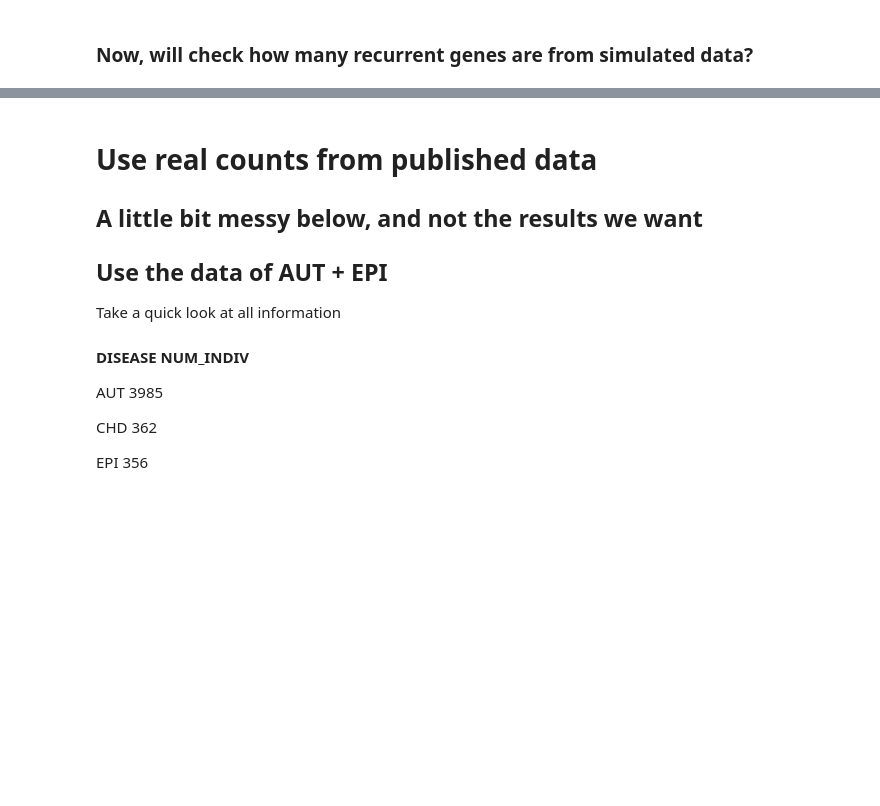
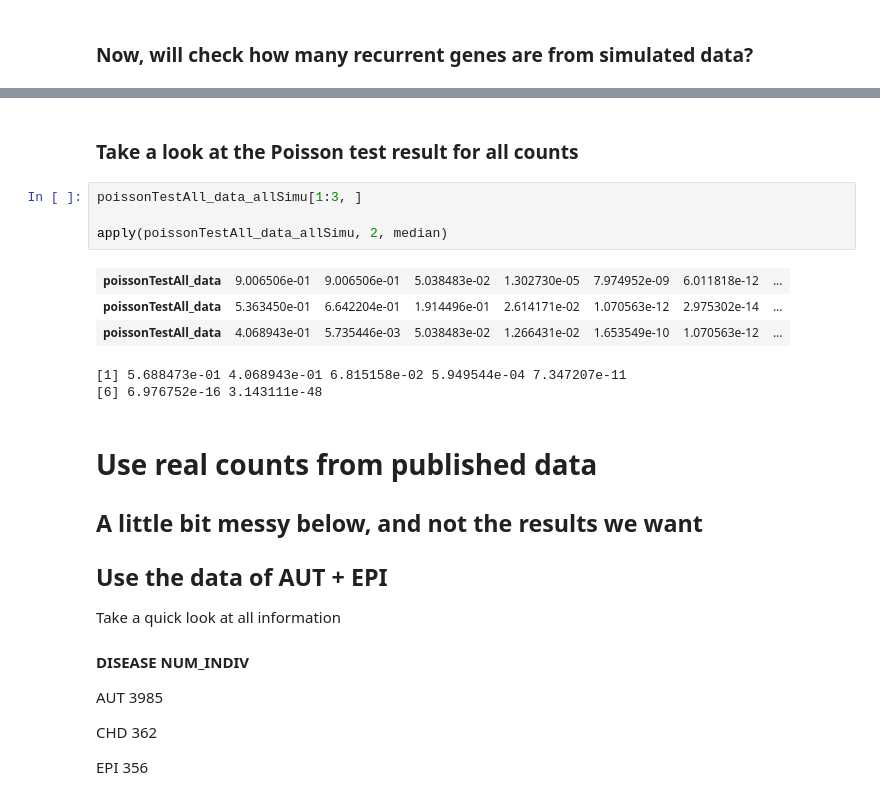
Before and after one commit to hoangtn/extTADA, a Jupyter notebook: test_count_genes_using_only_poisson_test.ipynb, the cells around one changed output, grey strips where cells are left out. Cells and saved outputs as stored; diff of their text form; blank space fills up the shorter version.

```diff
--- a/test_count_genes_using_only_poisson_test.ipynb
+++ b/test_count_genes_using_only_poisson_test.ipynb
@@ -218,3 +231,15 @@ apply(recurrentCountAll, 2, median) ##Not strong, why is it? So, the way we let
+# %% [markdown]
+### Take a look at the Poisson test result for all counts
+# %%
+poissonTestAll_data_allSimu[1:3, ]
+
+apply(poissonTestAll_data_allSimu, 2, median)
+# %% [output]
+| poissonTestAll_data | 9.006506e-01 | 9.006506e-01 | 5.038483e-02 | 1.302730e-05 | 7.974952e-09 | 6.011818e-12 | ... |
+| poissonTestAll_data | 5.363450e-01 | 6.642204e-01 | 1.914496e-01 | 2.614171e-02 | 1.070563e-12 | 2.975302e-14 | ... |
+| poissonTestAll_data | 4.068943e-01 | 5.735446e-03 | 5.038483e-02 | 1.266431e-02 | 1.653549e-10 | 1.070563e-12 | ... |
+[1] 5.688473e-01 4.068943e-01 6.815158e-02 5.949544e-04 7.347207e-11
+[6] 6.976752e-16 3.143111e-48
 # %% [markdown]
 # Use real counts from published data
 
```
Also changed, not shown: parts of 10 cells of this notebook.
